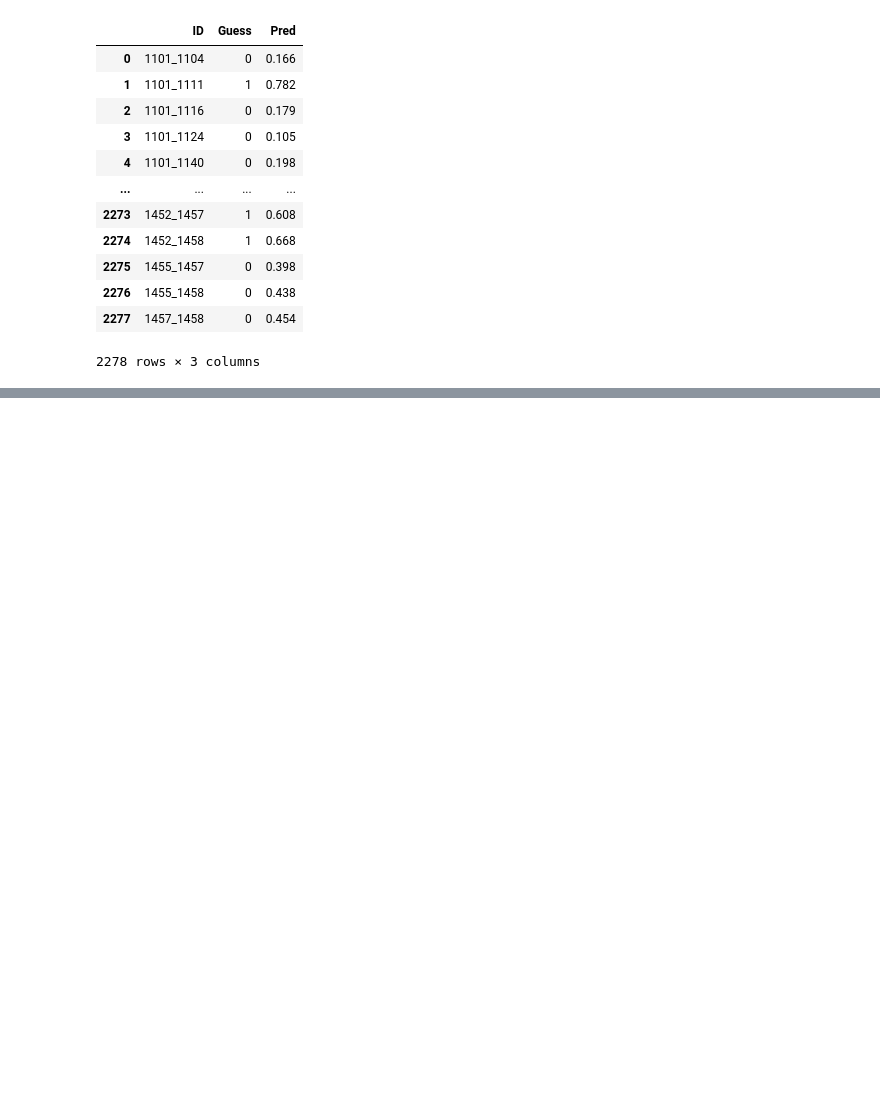
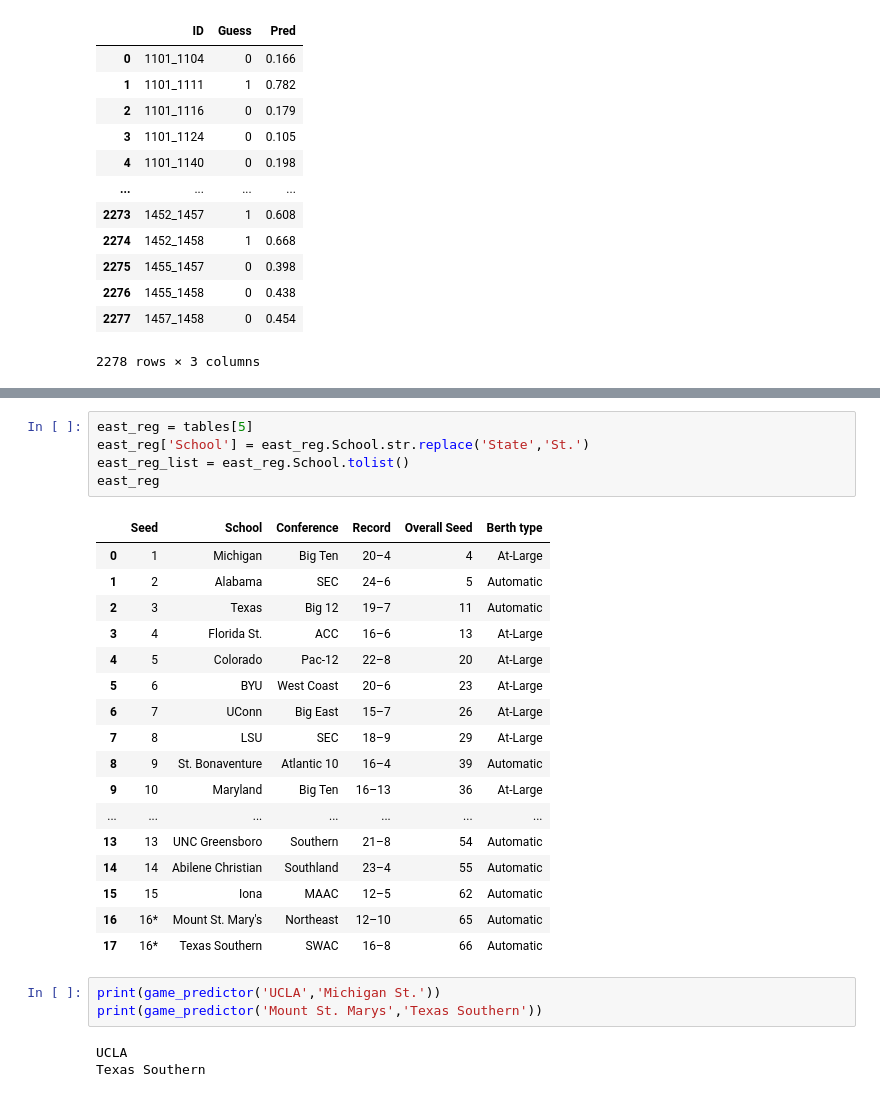
Before and after one commit to travis-tyler/ncaa_ml, a Jupyter notebook: part2/code/bracket_builder.ipynb, the cells around one changed output, grey strips where cells are left out. Drawn from its saved outputs; the diff is of its cells as text; blank space fills up the shorter version.

```diff
--- a/part2/code/bracket_builder.ipynb
+++ b/part2/code/bracket_builder.ipynb
@@ -133,0 +124,29 @@ game_predictor('norfolk st.','appalachian St.')
+# %%
+east_reg = tables[5]
+east_reg['School'] = east_reg.School.str.replace('State','St.')
+east_reg_list = east_reg.School.tolist()
+east_reg
+# %% [output]
+|  | Seed | School | Conference | Record | Overall Seed | Berth type |
+| 0 | 1 | Michigan | Big Ten | 20–4 | 4 | At-Large |
+| 1 | 2 | Alabama | SEC | 24–6 | 5 | Automatic |
+| 2 | 3 | Texas | Big 12 | 19–7 | 11 | Automatic |
+| 3 | 4 | Florida St. | ACC | 16–6 | 13 | At-Large |
+| 4 | 5 | Colorado | Pac-12 | 22–8 | 20 | At-Large |
+| 5 | 6 | BYU | West Coast | 20–6 | 23 | At-Large |
+| 6 | 7 | UConn | Big East | 15–7 | 26 | At-Large |
+| 7 | 8 | LSU | SEC | 18–9 | 29 | At-Large |
+| 8 | 9 | St. Bonaventure | Atlantic 10 | 16–4 | 39 | Automatic |
+| 9 | 10 | Maryland | Big Ten | 16–13 | 36 | At-Large |
+| ... | ... | ... | ... | ... | ... | ... |
+| 13 | 13 | UNC Greensboro | Southern | 21–8 | 54 | Automatic |
+| 14 | 14 | Abilene Christian | Southland | 23–4 | 55 | Automatic |
+| 15 | 15 | Iona | MAAC | 12–5 | 62 | Automatic |
+| 16 | 16* | Mount St. Mary's | Northeast | 12–10 | 65 | Automatic |
+| 17 | 16* | Texas Southern | SWAC | 16–8 | 66 | Automatic |
+# %%
+print(game_predictor('UCLA','Michigan St.'))
+print(game_predictor('Mount St. Marys','Texas Southern'))
+# %% [output]
+UCLA
+Texas Southern
```
Also changed, not shown: parts of 21 cells of this notebook, 1 other file.
